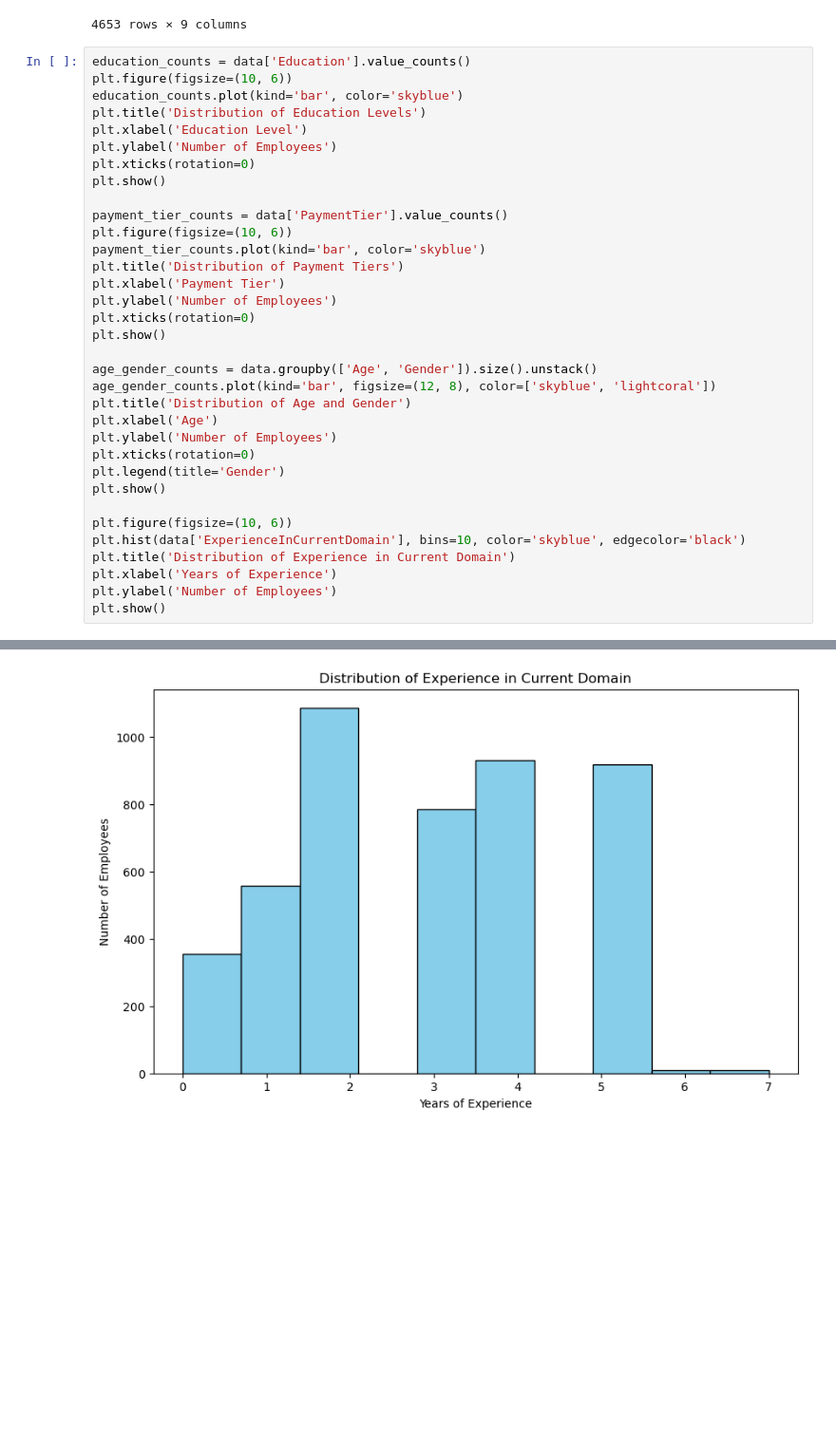
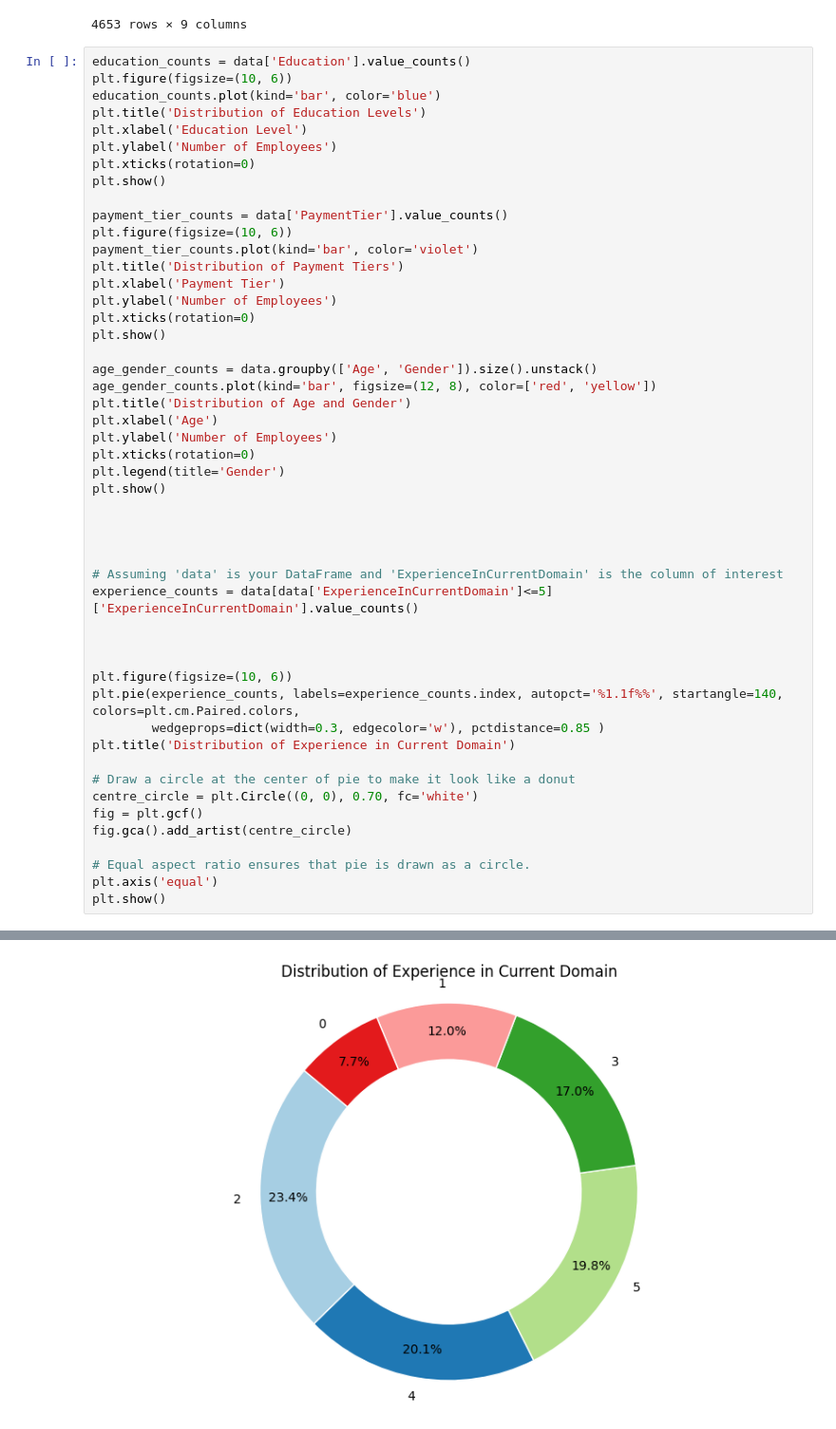
Before and after one commit to Shivani200522/Data_analysis_with_python, a Jupyter notebook: Python_mini_project.ipynb, the cells around one changed output, grey strips where cells are left out. Shown at 95% size. Drawn from its saved outputs; the diff is of its cells as text; blank space fills up the shorter version.

```diff
--- a/Python_mini_project.ipynb
+++ b/Python_mini_project.ipynb
@@ -22,7 +22,7 @@ data
 # %%
 education_counts = data['Education'].value_counts()
 plt.figure(figsize=(10, 6))
-education_counts.plot(kind='bar', color='skyblue')
+education_counts.plot(kind='bar', color='blue')
 plt.title('Distribution of Education Levels')
 plt.xlabel('Education Level')
 plt.ylabel('Number of Employees')
@@ -31,7 +31,7 @@ plt.show()
 
 payment_tier_counts = data['PaymentTier'].value_counts()
 plt.figure(figsize=(10, 6))
-payment_tier_counts.plot(kind='bar', color='skyblue')
+payment_tier_counts.plot(kind='bar', color='violet')
 plt.title('Distribution of Payment Tiers')
 plt.xlabel('Payment Tier')
 plt.ylabel('Number of Employees')
@@ -39,7 +39,7 @@ plt.xticks(rotation=0)
 plt.show()
 
 age_gender_counts = data.groupby(['Age', 'Gender']).size().unstack()
-age_gender_counts.plot(kind='bar', figsize=(12, 8), color=['skyblue', 'lightcoral'])
+age_gender_counts.plot(kind='bar', figsize=(12, 8), color=['red', 'yellow'])
 plt.title('Distribution of Age and Gender')
 plt.xlabel('Age')
 plt.ylabel('Number of Employees')
@@ -47,10 +47,25 @@ plt.xticks(rotation=0)
 plt.legend(title='Gender')
 plt.show()
 
+
+
+
+# Assuming 'data' is your DataFrame and 'ExperienceInCurrentDomain' is the column of interest
+experience_counts = data[data['ExperienceInCurrentDomain']<=5]['ExperienceInCurrentDomain'].value_counts()
+
+
+
 plt.figure(figsize=(10, 6))
-plt.hist(data['ExperienceInCurrentDomain'], bins=10, color='skyblue', edgecolor='black')
+plt.pie(experience_counts, labels=experience_counts.index, autopct='%1.1f%%', startangle=140, colors=plt.cm.Paired.colors,
+        wedgeprops=dict(width=0.3, edgecolor='w'), pctdistance=0.85 )
 plt.title('Distribution of Experience in Current Domain')
-plt.xlabel('Years of Experience')
-plt.ylabel('Number of Employees')
+
+# Draw a circle at the center of pie to make it look like a donut
+centre_circle = plt.Circle((0, 0), 0.70, fc='white')
+fig = plt.gcf()
+fig.gca().add_artist(centre_circle)
+
+# Equal aspect ratio ensures that pie is drawn as a circle.
+plt.axis('equal')
 plt.show()
 # %% [output]
@@ -60 +75 @@ plt.show()
-[figure, old version]
+[figure, new version]
```
Also changed, not shown: parts of 1 cell of this notebook.
